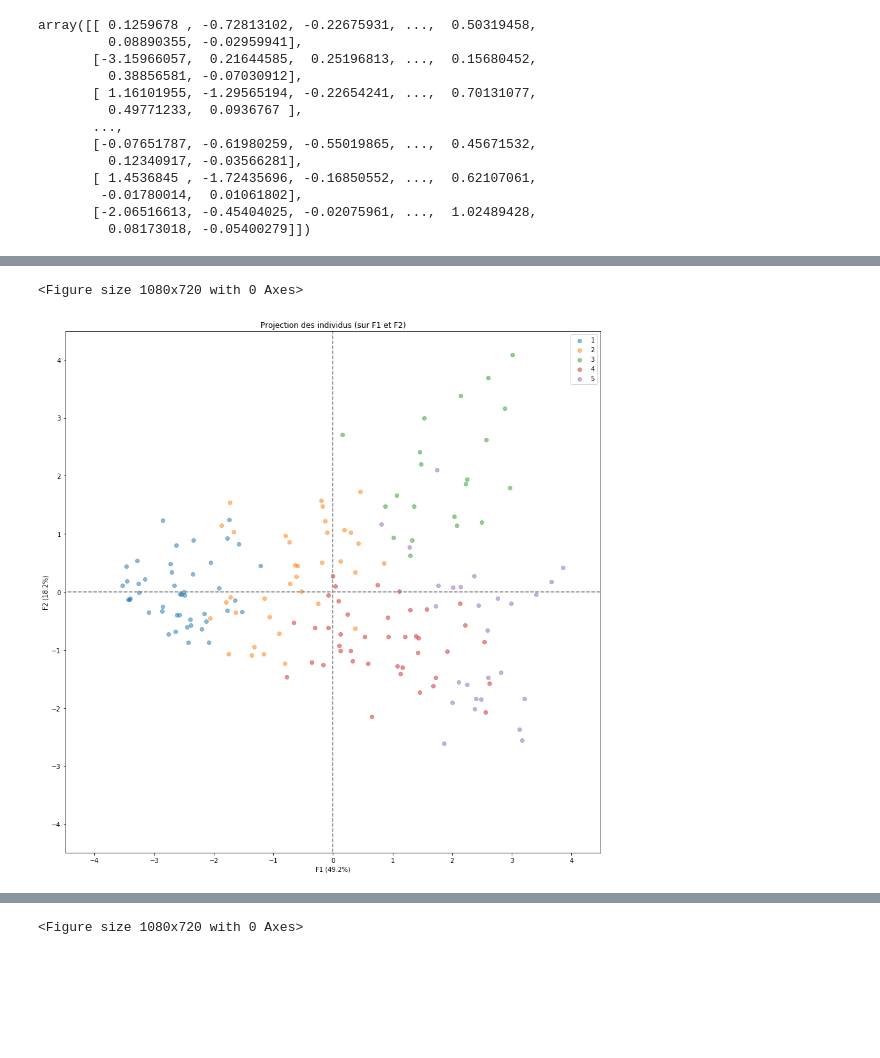
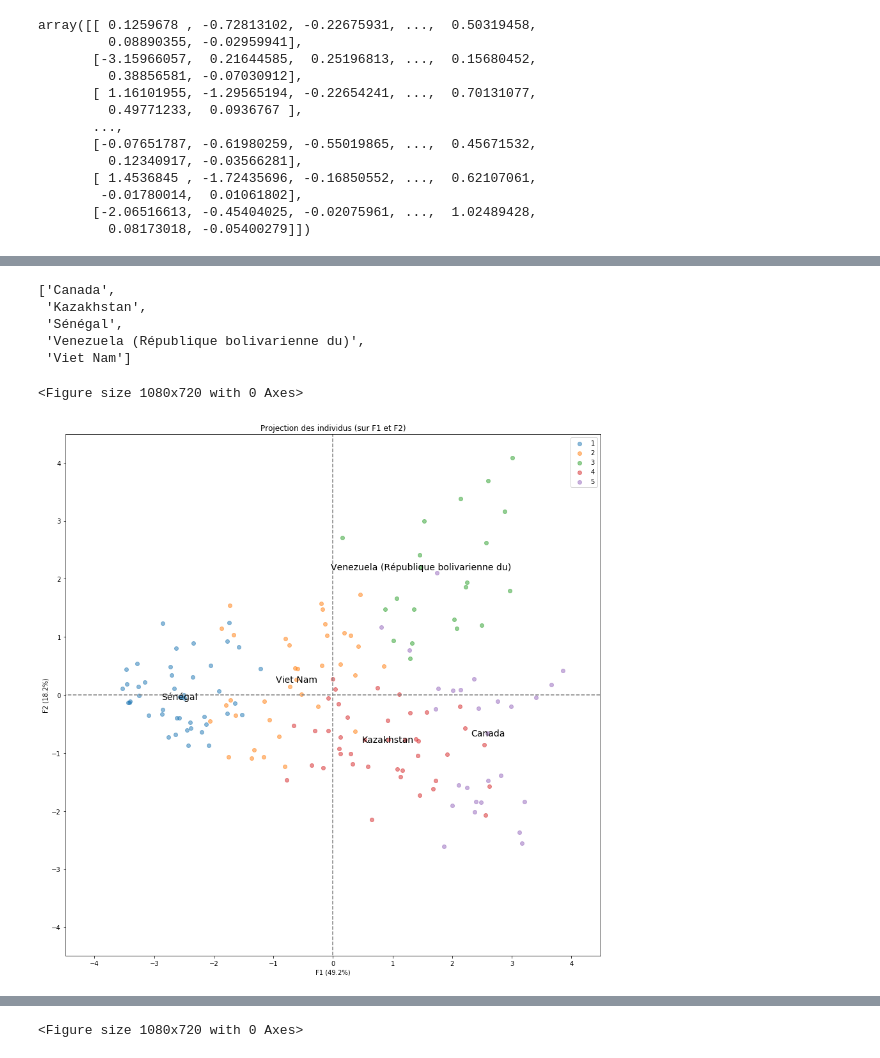
Before and after one commit to Sh4mSh4m/OCR_DA_proj5, a Jupyter notebook: Projet 5 - Etude de marche Loco Pollo.ipynb, the cells around one changed output, grey strips where cells are left out. Cells and saved outputs as stored; diff of their text form; code cells hidden in the pictures; blank space fills up the shorter version.

```diff
--- a/Projet 5 - Etude de marche Loco Pollo.ipynb
+++ b/Projet 5 - Etude de marche Loco Pollo.ipynb
@@ -1342,0 +1406,9 @@ display_factorial_planes(centroid_projected, n_comp, pca, [(0,1)], alpha = 0.5)
+# %%
+df_acp_scaled_corrected_f12 = pd.DataFrame(X_projected[:, :2])
+df_acp_scaled_corrected_f12['cluster'] = df_acp_scaled['cluster']
+df_acp_scaled_corrected_f12['country'] = df_acp_scaled['country']
+df_acp_scaled_corrected_f12
+cols = ['country', 0, 1, 'cluster']
+df_acp_scaled_f12 = df_acp_scaled_corrected_f12[cols]
+df_acp_scaled_f12.columns = ['country', 'F1', 'F2', 'cluster']
+df_acp_scaled_f12
@@ -1342,0 +1429,4 @@ display_factorial_planes(centroid_projected, n_comp, pca, [(0,1)], alpha = 0.5)
+# %%
+df_f12 = pd.merge(df_acp_scaled_f12, df_centroids_f12, on='cluster', how='left')
+df_f12['dist_to_centroids'] = (df_f12['F1'] - df_f12['c_F1'])**2 + (df_f12['F2'] - df_f12['c_F2'])**2
+df_f12
@@ -1342,0 +1468,4 @@ display_factorial_planes(centroid_projected, n_comp, pca, [(0,1)], alpha = 0.5)
+# %%
+df_min_dist = df_f12.pivot_table(index='cluster', values='dist_to_centroids', aggfunc=min)
+df_countries_f12 = pd.merge(df_f12, df_min_dist, on='dist_to_centroids', how='right')
+df_countries_f12
@@ -1343,7 +1479,25 @@ display_factorial_planes(centroid_projected, n_comp, pca, [(0,1)], alpha = 0.5)
+# %%
+rep_countries = df_countries_f12['country'].tolist()
+rep_countries
+# %% [output]
+['Canada',
+ 'Kazakhstan',
+ 'Sénégal',
+ 'Venezuela (République bolivarienne du)',
+ 'Viet Nam']
 # %%
 fig3_2 = plt.figure(figsize=(15, 10))
-display_factorial_planes(X_projected, n_comp, pca, [(0,1)], alpha = 0.5, illustrative_var= df_data_4['cluster'])
+display_factorial_planes_filter(
+    X_projected,
+    n_comp,
+    pca,
+    [(0,1)],
+    alpha = 0.5,
+    illustrative_var= df_data_4['cluster'],
+    labels= acp_countries_lst,
+    to_display_list=rep_countries
+)
 plt.show()
 # %% [output]
 <Figure size 1080x720 with 0 Axes>
-[figure, old version]
+[figure, new version]
```
Also changed, not shown: parts of 51 cells of this notebook, 1 other file.
